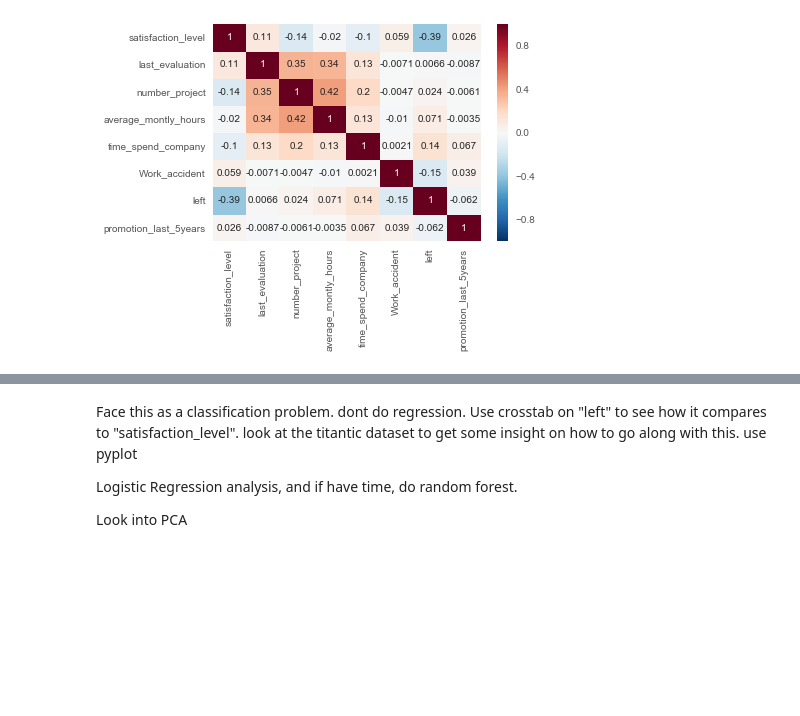
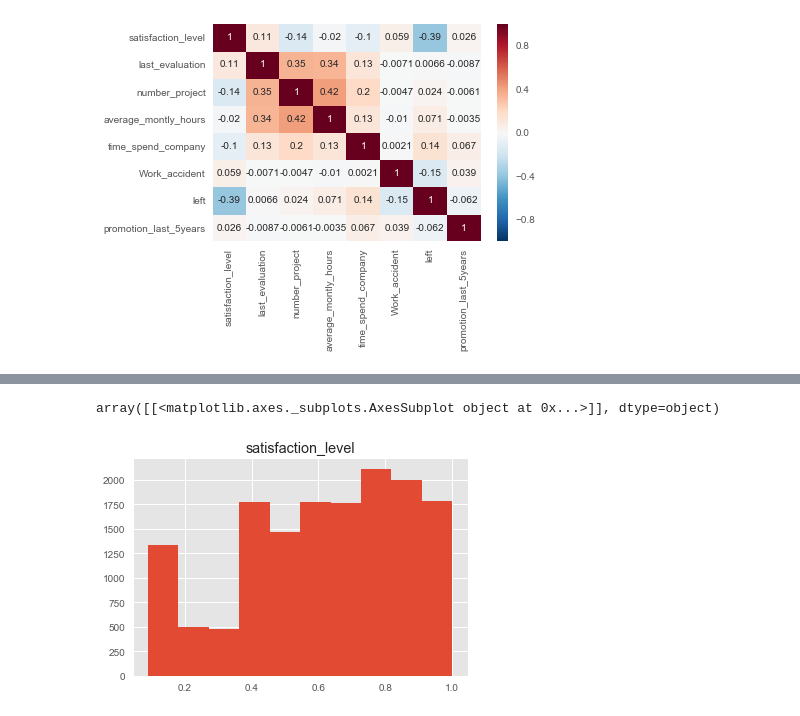
Before and after one commit to jasonchaitea/DS-SF-34, a Jupyter notebook: final-project/2/Final Project 2.ipynb, the cells around one changed output, grey strips where cells are left out. Drawn from its saved outputs; the diff is of its cells as text; code cells hidden in the pictures; blank space fills up the shorter version.

Commit message:
After Time Series Class

```diff
--- a/final-project/2/Final Project 2.ipynb
+++ b/final-project/2/Final Project 2.ipynb
@@ -180,6 +154,5 @@ OLS Regression Results
-# %% [markdown]
-Face this as a classification problem. dont do regression. Use crosstab on "left" to see how it compares to "satisfaction_level". look at the titantic dataset to get some insight on how to go along with this. use pyplot
-
-Logistic Regression analysis, and if have time, do random forest.
-
-Look into PCA
+# %%
+df.hist('satisfaction_level')
+# %% [output]
+array([[<matplotlib.axes._subplots.AxesSubplot object at 0x...>]], dtype=object)
+[figure, added]
```
Also changed, not shown: parts of 7 cells of this notebook.
